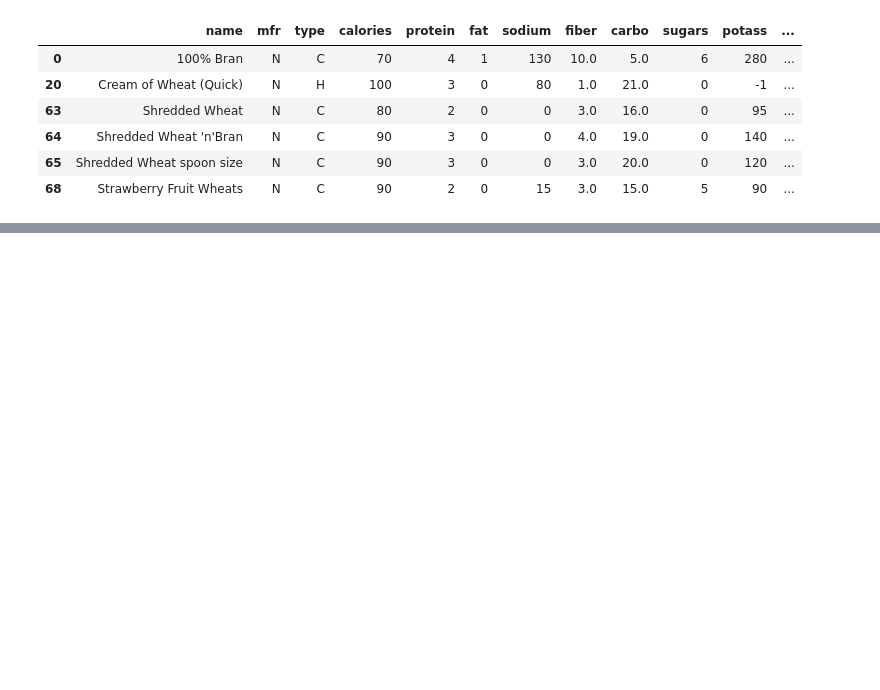
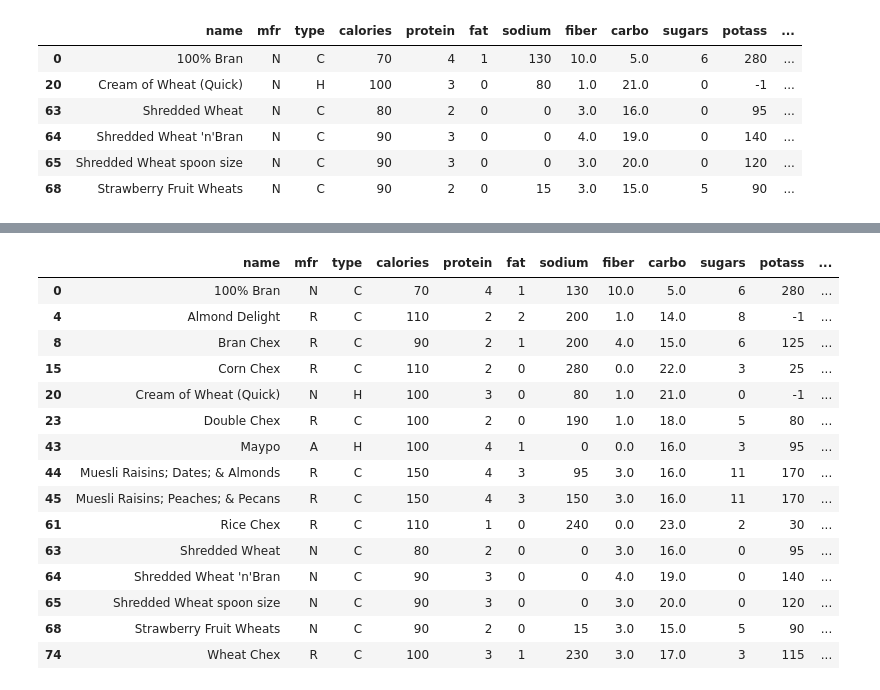
Before and after one commit to stephanyresque/Ciencia-de-dados-2, a Jupyter notebook: 01_10_24.ipynb, the cells around one changed output, grey strips where cells are left out. Drawn from its saved outputs; the diff is of its cells as text; code cells hidden in the pictures; blank space fills up the shorter version.

```diff
--- a/01_10_24.ipynb
+++ b/01_10_24.ipynb
@@ -327,0 +550,21 @@ df[df['mfr'] == 'N']
+# %%
+# df[df['mfr'].isin(['R', 'N', 'A'])]
+
+df.query("mfr in ['R', 'N', 'A']")
+# %% [output]
+|  | name | mfr | type | calories | protein | fat | sodium | fiber | carbo | sugars | potass | ... |
+| 0 | 100% Bran | N | C | 70 | 4 | 1 | 130 | 10.0 | 5.0 | 6 | 280 | ... |
+| 4 | Almond Delight | R | C | 110 | 2 | 2 | 200 | 1.0 | 14.0 | 8 | -1 | ... |
+| 8 | Bran Chex | R | C | 90 | 2 | 1 | 200 | 4.0 | 15.0 | 6 | 125 | ... |
+| 15 | Corn Chex | R | C | 110 | 2 | 0 | 280 | 0.0 | 22.0 | 3 | 25 | ... |
+| 20 | Cream of Wheat (Quick) | N | H | 100 | 3 | 0 | 80 | 1.0 | 21.0 | 0 | -1 | ... |
+| 23 | Double Chex | R | C | 100 | 2 | 0 | 190 | 1.0 | 18.0 | 5 | 80 | ... |
+| 43 | Maypo | A | H | 100 | 4 | 1 | 0 | 0.0 | 16.0 | 3 | 95 | ... |
+| 44 | Muesli Raisins; Dates; & Almonds | R | C | 150 | 4 | 3 | 95 | 3.0 | 16.0 | 11 | 170 | ... |
+| 45 | Muesli Raisins; Peaches; & Pecans | R | C | 150 | 4 | 3 | 150 | 3.0 | 16.0 | 11 | 170 | ... |
+| 61 | Rice Chex | R | C | 110 | 1 | 0 | 240 | 0.0 | 23.0 | 2 | 30 | ... |
+| 63 | Shredded Wheat | N | C | 80 | 2 | 0 | 0 | 3.0 | 16.0 | 0 | 95 | ... |
+| 64 | Shredded Wheat 'n'Bran | N | C | 90 | 3 | 0 | 0 | 4.0 | 19.0 | 0 | 140 | ... |
+| 65 | Shredded Wheat spoon size | N | C | 90 | 3 | 0 | 0 | 3.0 | 20.0 | 0 | 120 | ... |
+| 68 | Strawberry Fruit Wheats | N | C | 90 | 2 | 0 | 15 | 3.0 | 15.0 | 5 | 90 | ... |
+| 74 | Wheat Chex | R | C | 100 | 3 | 1 | 230 | 3.0 | 17.0 | 3 | 115 | ... |
```
Also changed, not shown: parts of 23 cells of this notebook.
